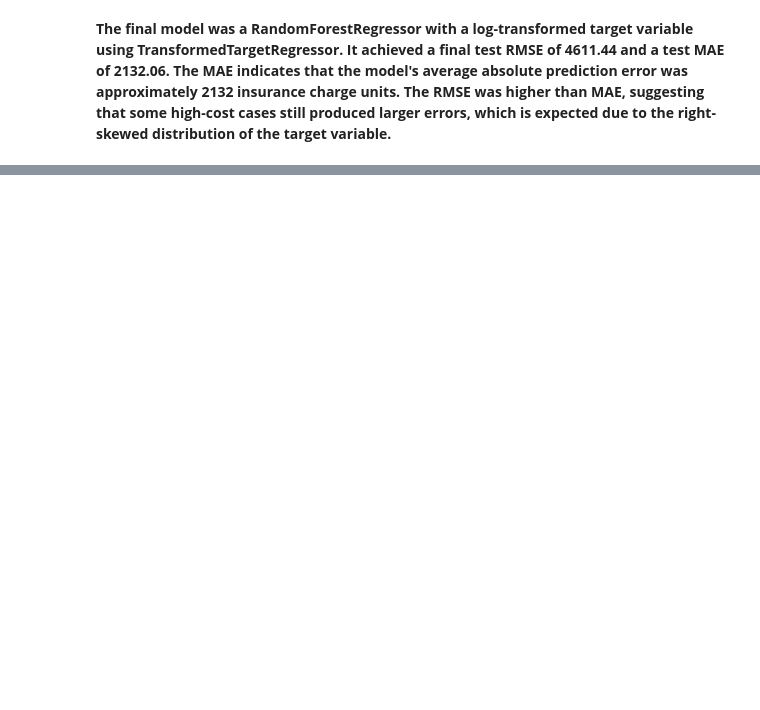
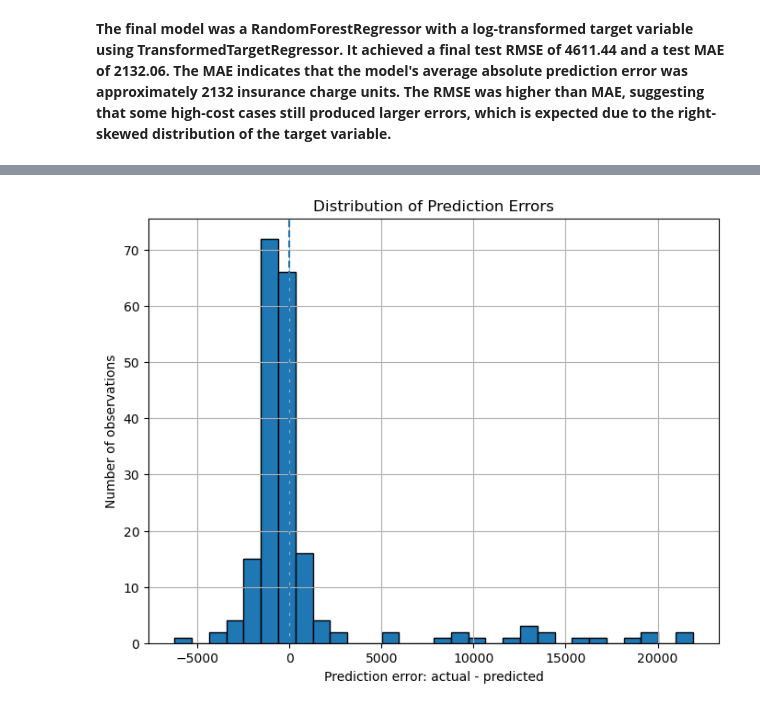
Before and after one commit to adamxszczepanski/SQL-and-ML-Projects, a Jupyter notebook: InsuranceChargesPrediction_ML/InsuranceChargePrediction_ML.ipynb, the cells around one changed output, grey strips where cells are left out. Drawn from its saved outputs; the diff is of its cells as text; code cells hidden in the pictures; blank space fills up the shorter version.

```diff
--- a/InsuranceChargesPrediction_ML/InsuranceChargePrediction_ML.ipynb
+++ b/InsuranceChargesPrediction_ML/InsuranceChargePrediction_ML.ipynb
@@ -1300,0 +1473,15 @@ print(f"Model saved to: {model_path.resolve()}")
+# %%
+
+plt.figure(figsize=(8, 6))
+
+plt.hist(error_analysis_df["error"], bins=30, edgecolor="black")
+
+plt.axvline(0, linestyle="--")
+
+plt.xlabel("Prediction error: actual - predicted")
+plt.ylabel("Number of observations")
+plt.title("Distribution of Prediction Errors")
+plt.grid(True)
+plt.show()
+# %% [output]
+[figure, added]
```
Also changed, not shown: parts of 26 cells of this notebook.
